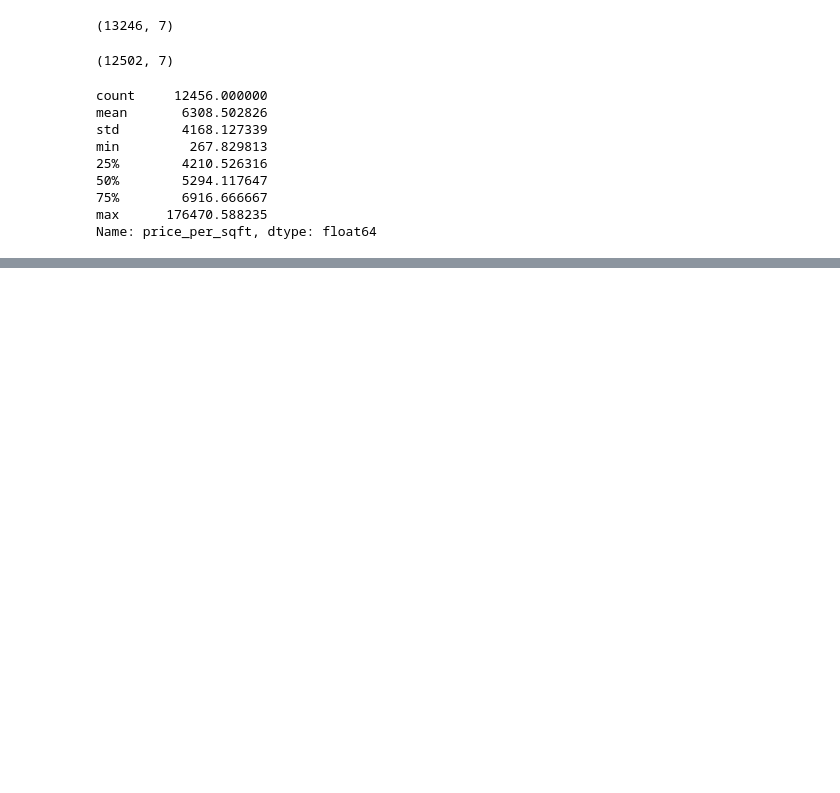
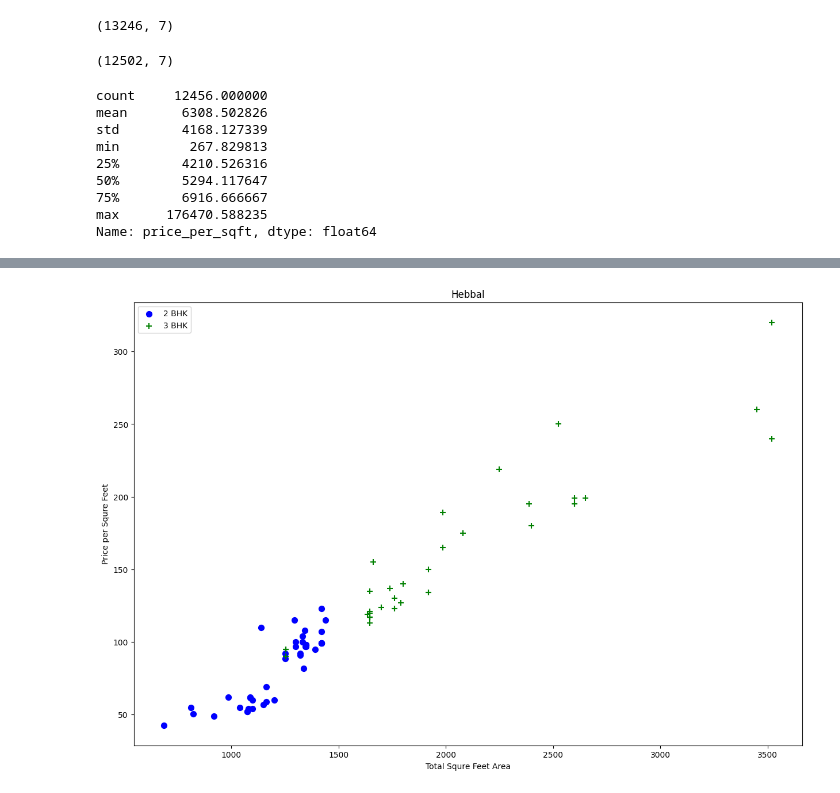
Before and after one commit to kithmiGunawardna/Real-Estate-Price-Prediction-Project, a Jupyter notebook: BangloraHousePrice.ipynb, the cells around one changed output, grey strips where cells are left out. Cells and saved outputs as stored; diff of their text form; code cells hidden in the pictures; blank space fills up the shorter version.

```diff
--- a/BangloraHousePrice.ipynb
+++ b/BangloraHousePrice.ipynb
@@ -328,0 +378,4 @@ df7.shape
+# %%
+plot_scatter_chart(df8,"Hebbal")
+# %% [output]
+[figure, added]
```
Also changed, not shown: parts of 10 cells of this notebook.
